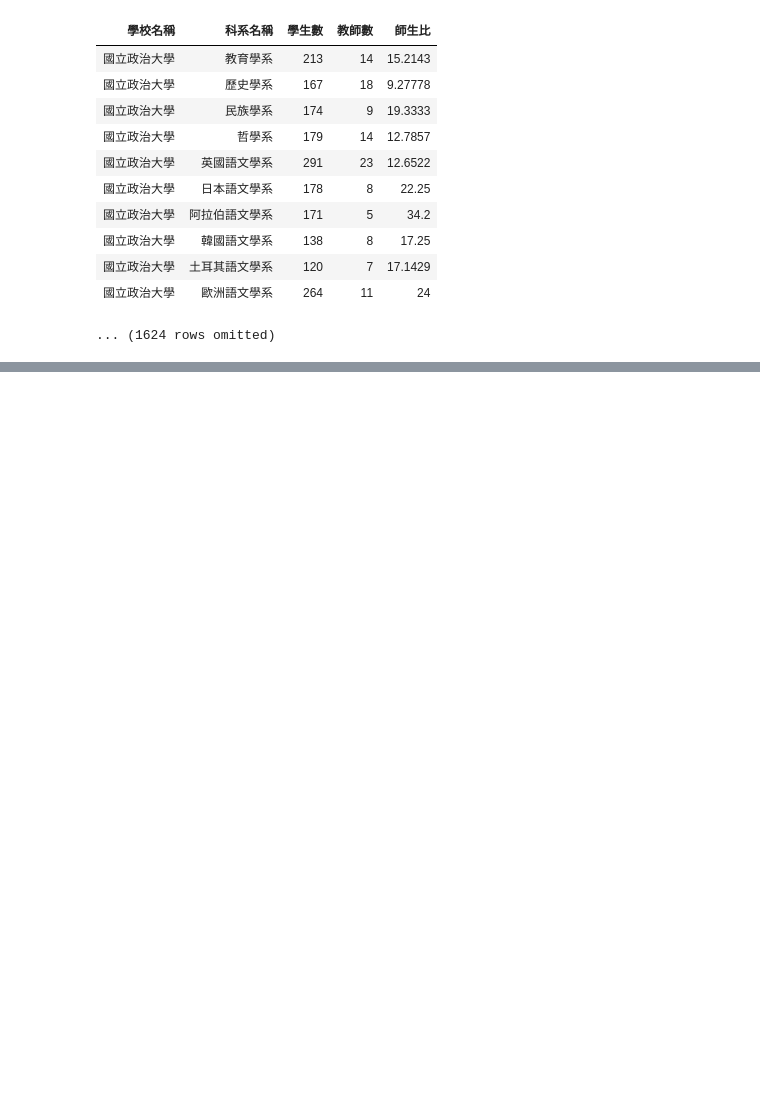
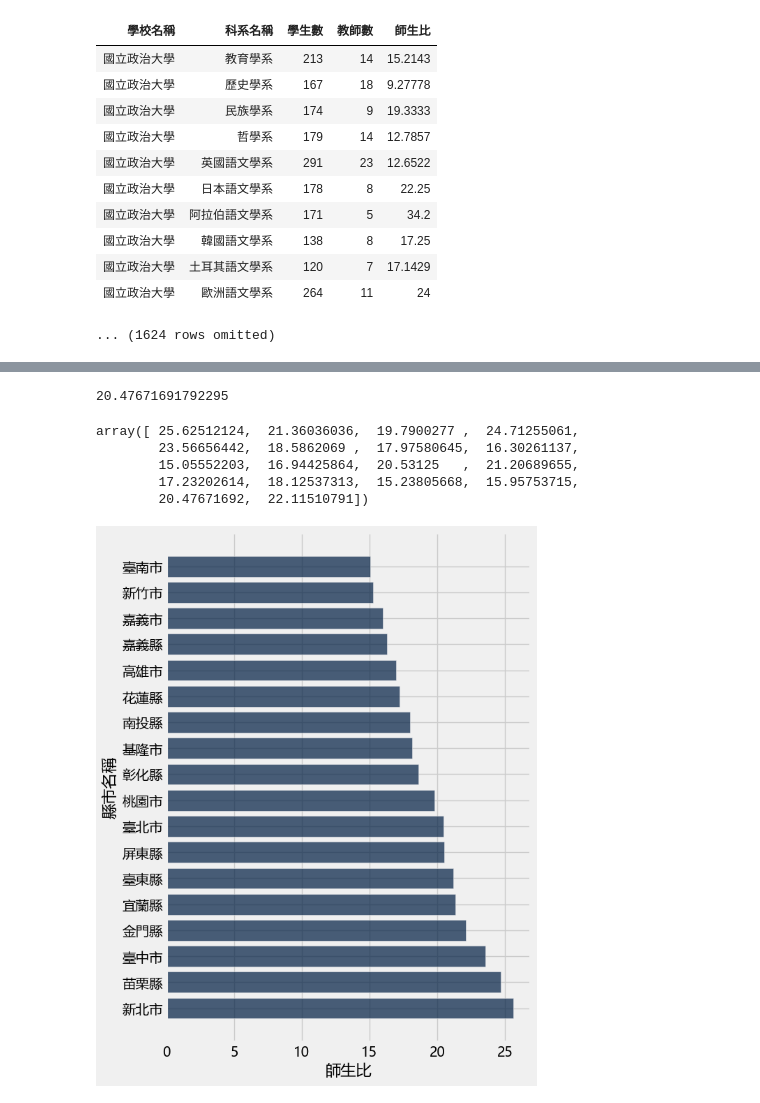
Before and after one commit to Matthew-HMS/Datascience101, a Jupyter notebook: Final_project/Final_project.ipynb, the cells around one changed output, grey strips where cells are left out. Cells and saved outputs as stored; diff of their text form; code cells hidden in the pictures; blank space fills up the shorter version.

```diff
--- a/Final_project/Final_project.ipynb
+++ b/Final_project/Final_project.ipynb
@@ -294,0 +297,3 @@ plt.scatter(pop_median, 0, color = 'red', s=20, zorder=2);
+# %%
+students_region = students_all.select('學校名稱', '科系名稱', '學生數', '教師數', '縣市名稱')
+students_region
@@ -294,0 +313,26 @@ plt.scatter(pop_median, 0, color = 'red', s=20, zorder=2);
+# %%
+students_region_one = students_region.where('縣市名稱', are.equal_to('30 臺北市')).drop('科系名稱').drop('縣市名稱').group('學校名稱', sum)
+students_region_one.column('學生數 sum').sum() / students_region_one.column('教師數 sum').sum()
+# %% [output]
+20.47671691792295
+# %%
+region = ['新北市', '宜蘭縣', '桃園市', '苗栗縣', '臺中市', '彰化縣', '南投縣', '嘉義縣', '臺南市', '高雄市', '屏東縣', '臺東縣', '花蓮縣', '基隆市', '新竹市', '嘉義市', '臺北市', '金門縣']
+region_ratio = make_array()
+
+for i in region:
+    students_region_one = students_region.where('縣市名稱', are.containing(i)).drop('科系名稱').drop('縣市名稱').group('學校名稱', sum)
+    ratio = students_region_one.column('學生數 sum').sum() / students_region_one.column('教師數 sum').sum()
+    region_ratio = np.append(region_ratio, ratio)
+
+region_ratio
+# %% [output]
+array([ 25.62512124,  21.36036036,  19.7900277 ,  24.71255061,
+        23.56656442,  18.5862069 ,  17.97580645,  16.30261137,
+        15.05552203,  16.94425864,  20.53125   ,  21.20689655,
+        17.23202614,  18.12537313,  15.23805668,  15.95753715,
+        20.47671692,  22.11510791])
+# %%
+region_result = Table().with_columns('縣市名稱', region, '師生比', region_ratio)
+region_result.sort('師生比', descending = False).barh('縣市名稱', '師生比')
+# %% [output]
+[figure, added]
```
Also changed, not shown: parts of 17 cells of this notebook.
